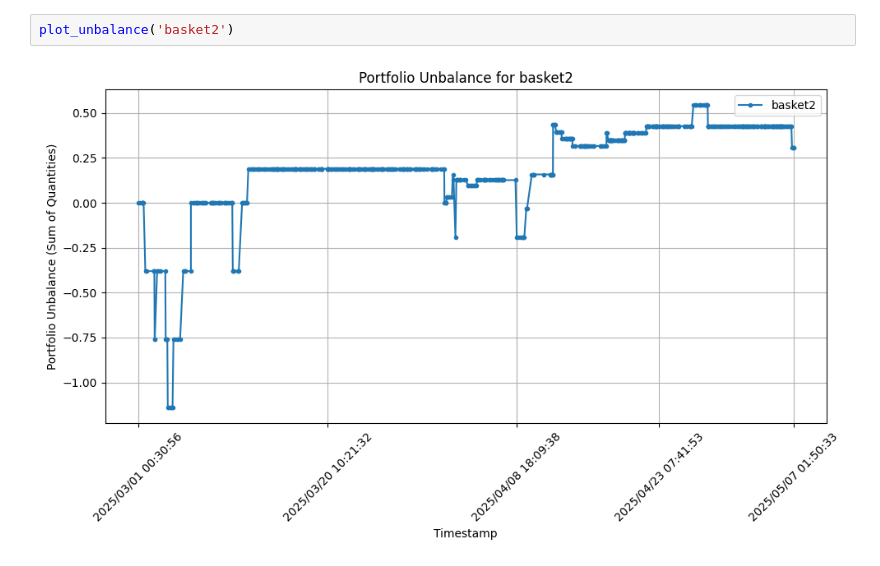
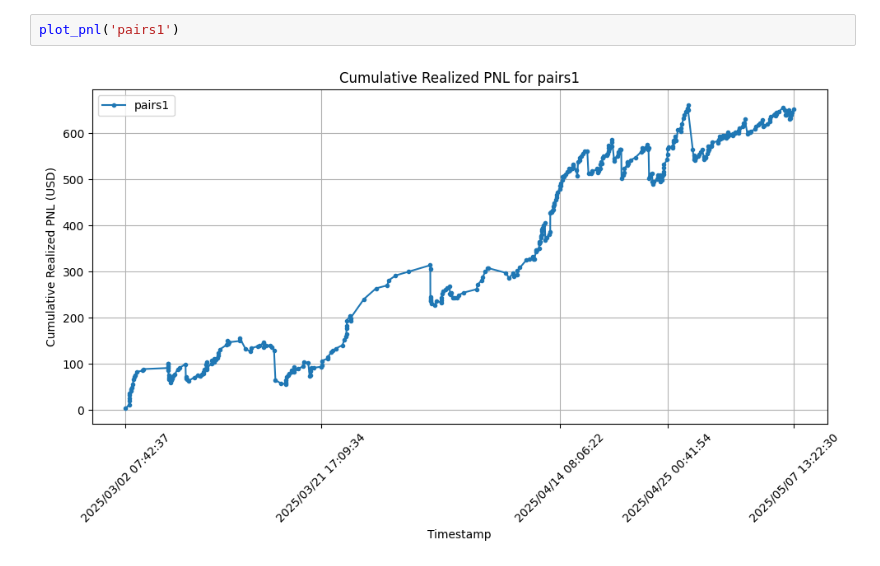
Before and after one commit to marescialloNino/position-comparator, a Jupyter notebook: unbalance.ipynb, the cells around one changed output. Drawn from its saved outputs; the diff is of its cells as text.

```diff
--- a/unbalance.ipynb
+++ b/unbalance.ipynb
@@ -151,4 +295,4 @@ plot_unbalance('pairs1')
 # %%
-plot_unbalance('basket2')
+plot_pnl('pairs1')
 # %% [output]
-[figure, old version]
+[figure, new version]
```
Also changed, not shown: parts of 3 cells of this notebook, 3 other files.
